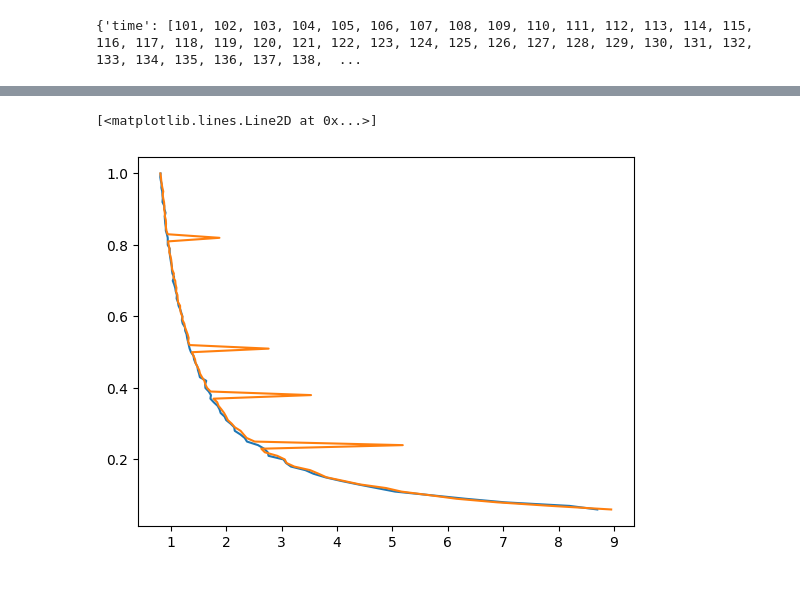
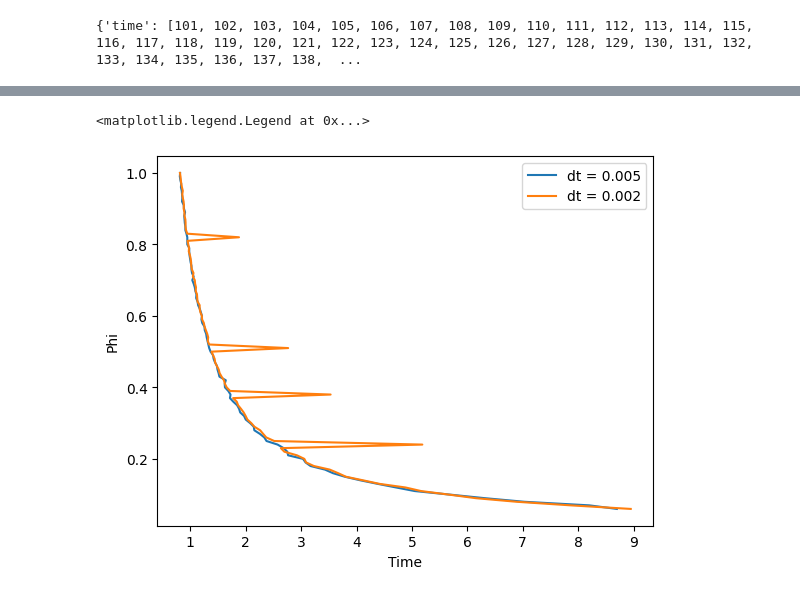
Before and after one commit to 1101AlexZab1011/SpatialMemory, a Jupyter notebook: dev/make_hd_pseudoattr_clean.ipynb, the cells around one changed output, grey strips where cells are left out. Cells and saved outputs as stored; diff of their text form; code cells hidden in the pictures.

```diff
--- a/dev/make_hd_pseudoattr_clean.ipynb
+++ b/dev/make_hd_pseudoattr_clean.ipynb
@@ -916,8 +921,8 @@ rotation_log = read_pkl(
 )
 # %%
 times2, phis2 = [], []
-for key in cache.rotation_log:
-    times2.append(len(cache.rotation_log[key].time))
+for key in rotation_log2:
+    times2.append(len(rotation_log2[key].time))
     phis2.append(key)
 # %%
 times, phis = [], []
@@ -934,4 +939,12 @@ plt.plot(np.array(times2)*0.005, phis2)
 plt.plot(
     np.array(times)*0.002, phis
 )
+plt.xlabel('Time')
+plt.ylabel('Phi')
+plt.legend(
+    [
+        'dt = 0.005',
+        'dt = 0.002'
+    ]
+)
 # %% [output]
@@ -939,4 +952,4 @@ plt.plot(
-[<matplotlib.lines.Line2D at 0x...>]
+<matplotlib.legend.Legend at 0x...>
-[figure, old version]
+[figure, new version]
 # %%
 %matplotlib inline
```
Also changed, not shown: parts of 4 cells of this notebook, 2 other files.
